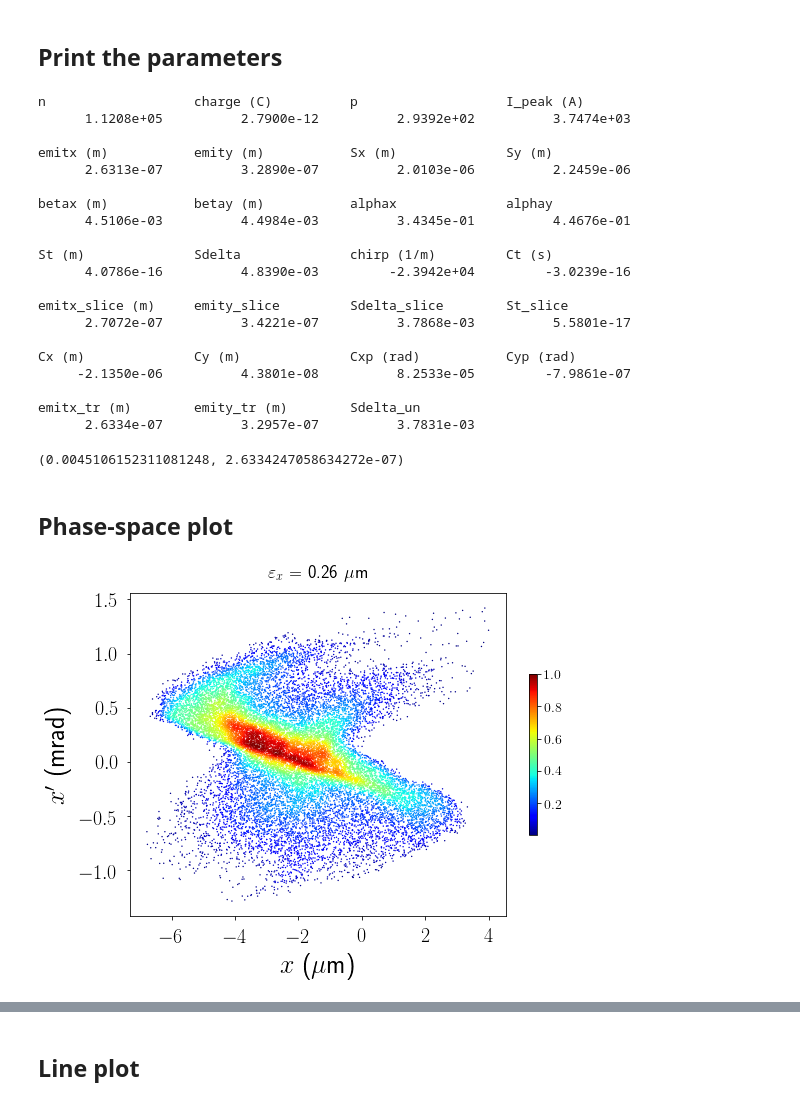
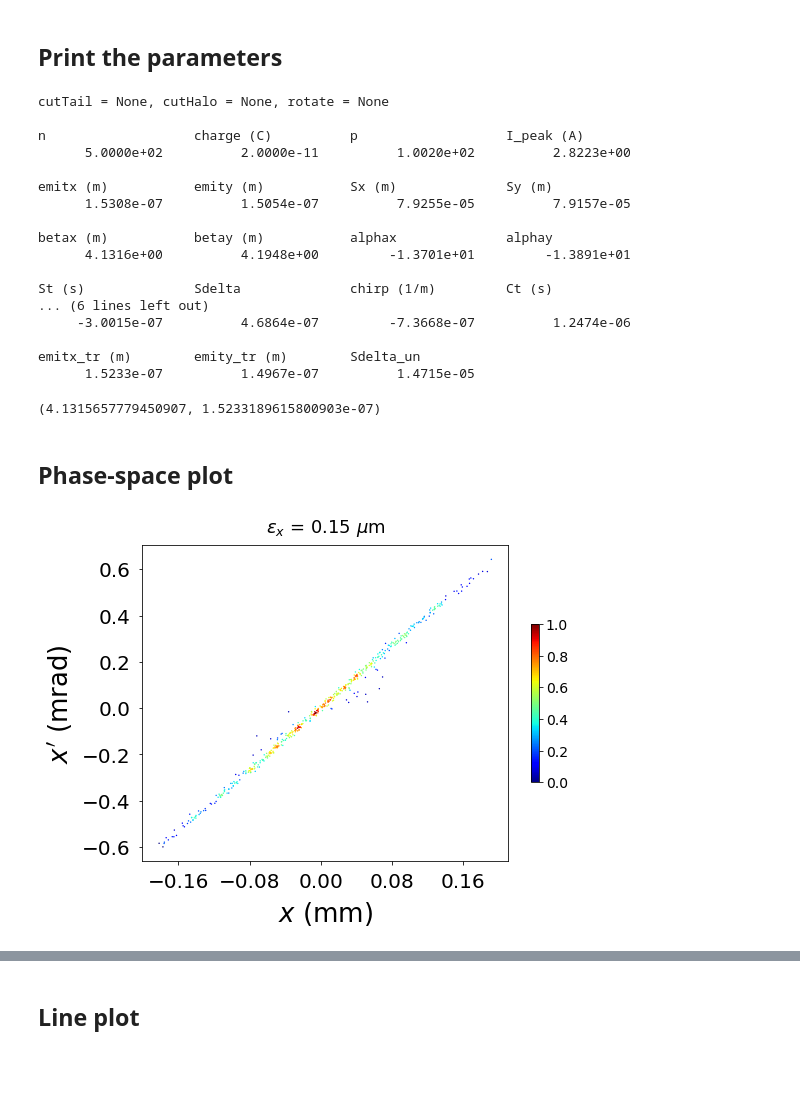
Before and after one commit to zhujun98/linacopt, a Jupyter notebook: tutorial.ipynb, the cells around one changed output, grey strips where cells are left out. Saved outputs shown, nothing was run; the diff lists cells and outputs as text; code cells hidden in the pictures; blank space fills up the shorter version.

```diff
--- a/tutorial.ipynb
+++ b/tutorial.ipynb
@@ -84,43 +86,40 @@ Sections:
 ----
 # Postprocessing
 # %%
-from beam_plots import PhaseSpacePlot
+from linacopt import PhaseSpacePlot
 
 # Instantiate a PhaseSpacePlot object
-p1 = PhaseSpacePlot('examples/plots/fort.140', 'impact', 3.1e-12, cut_tail=0.1)
+p1 = PhaseSpacePlot('injector.0400.001', 'astra')
 # %% [markdown]
 ## Print the parameters
 # %%
-print p1
+print(p1)
 # %% [output]
+cutTail = None, cutHalo = None, rotate = None
+
 n                   charge (C)          p                   I_peak (A)
-      1.1208e+05          2.7900e-12          2.9392e+02          3.7474e+03
+      5.0000e+02          2.0000e-11          1.0020e+02          2.8223e+00
 
 emitx (m)           emity (m)           Sx (m)              Sy (m)
-      2.6313e-07          3.2890e-07          2.0103e-06          2.2459e-06
+      1.5308e-07          1.5054e-07          7.9255e-05          7.9157e-05
 
 betax (m)           betay (m)           alphax              alphay
-      4.5106e-03          4.4984e-03          3.4345e-01          4.4676e-01
+      4.1316e+00          4.1948e+00         -1.3701e+01         -1.3891e+01
 
-St (m)              Sdelta              chirp (1/m)         Ct (s)
-      4.0786e-16          4.8390e-03         -2.3942e+04         -3.0239e-16
-
-emitx_slice (m)     emity_slice         Sdelta_slice        St_slice
-      2.7072e-07          3.4221e-07          3.7868e-03          5.5801e-17
-
-Cx (m)              Cy (m)              Cxp (rad)           Cyp (rad)
-     -2.1350e-06          4.3801e-08          8.2533e-05         -7.9861e-07
+St (s)              Sdelta              chirp (1/m)         Ct (s)
+... (6 lines left out)
+     -3.0015e-07          4.6864e-07         -7.3668e-07          1.2474e-06
 
 emitx_tr (m)        emity_tr (m)        Sdelta_un
-      2.6334e-07          3.2957e-07          3.7831e-03
+      1.5233e-07          1.4967e-07          1.4715e-05
 # %%
 p1.betax, p1.emitx_tr
 # %% [output]
-(0.0045106152311081248, 2.6334247058634272e-07)
+(4.1315657779450907, 1.5233189615800903e-07)
 # %% [markdown]
 ## Phase-space plot
 # %%
-p1.plot('x', 'xp', x_unit='um')
+p1.plot('x', 'xp')
 # %% [output]
-[figure, old version]
+[figure, new version]
 # %%
```
Also changed, not shown: parts of 9 cells of this notebook.
